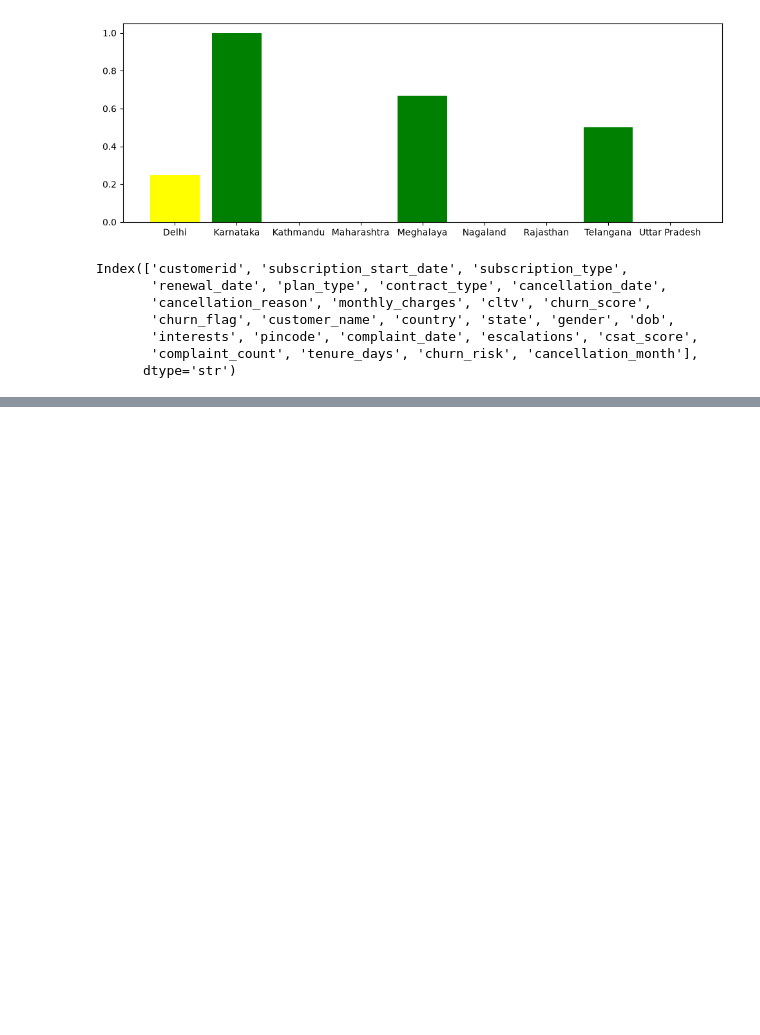
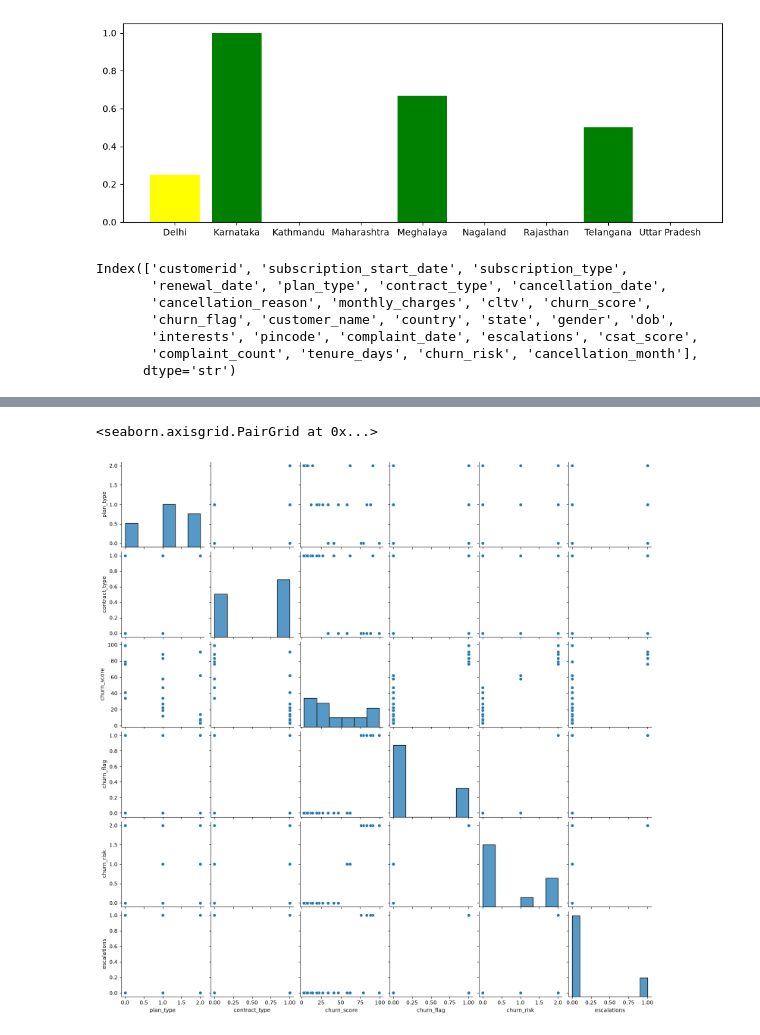
Before and after one commit to Reshmila2002/churn-analysis-project, a Jupyter notebook: churn_analysis_project.ipynb, the cells around one changed output, grey strips where cells are left out. Saved outputs shown, nothing was run; the diff lists cells and outputs as text; code cells hidden in the pictures; blank space fills up the shorter version.

```diff
--- a/churn_analysis_project.ipynb
+++ b/churn_analysis_project.ipynb
@@ -470,0 +565,6 @@ sns.heatmap(df_encoded.corr(), annot=True)
+# %%
+#pairplot-relationship in a data set
+sns.pairplot(df_encoded)
+# %% [output]
+<seaborn.axisgrid.PairGrid at 0x...>
+[figure, added]
```
Also changed, not shown: parts of 21 cells of this notebook, 1 other file.
